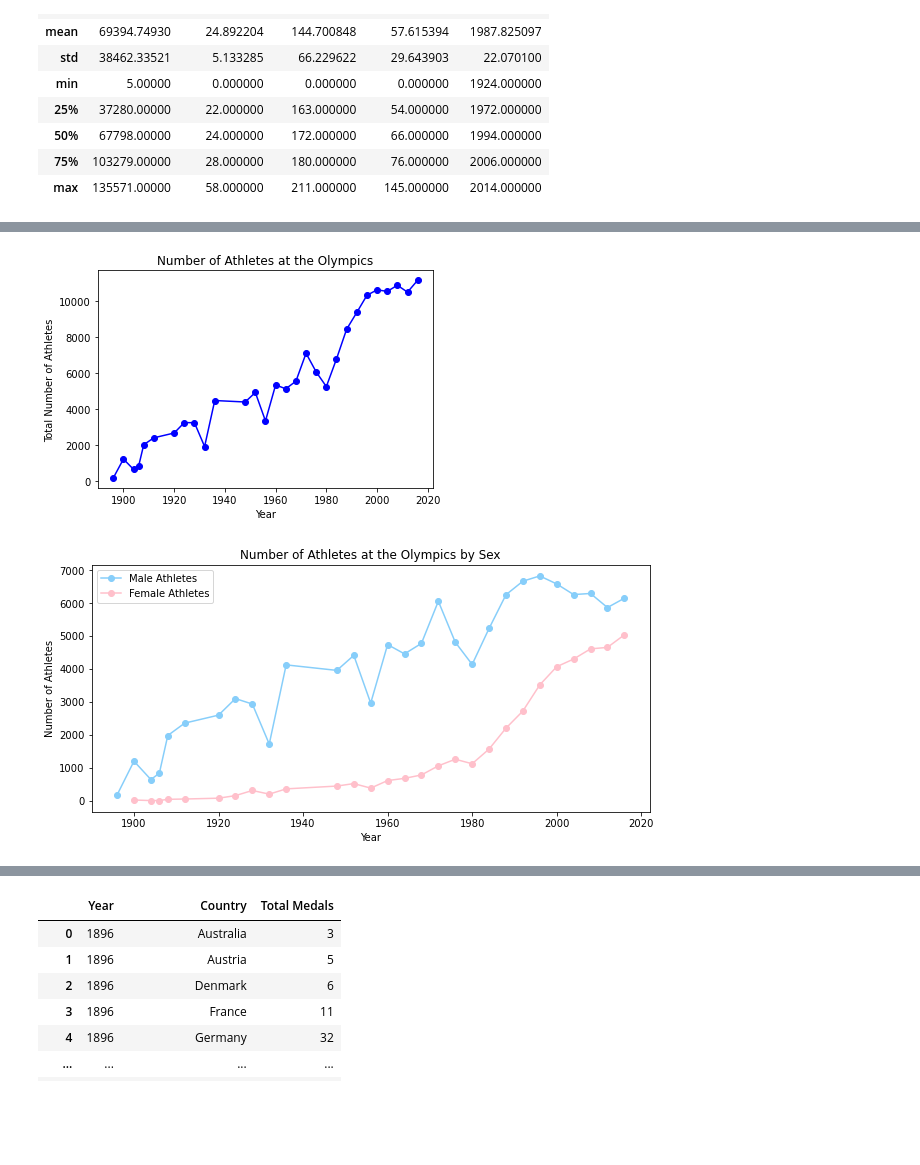
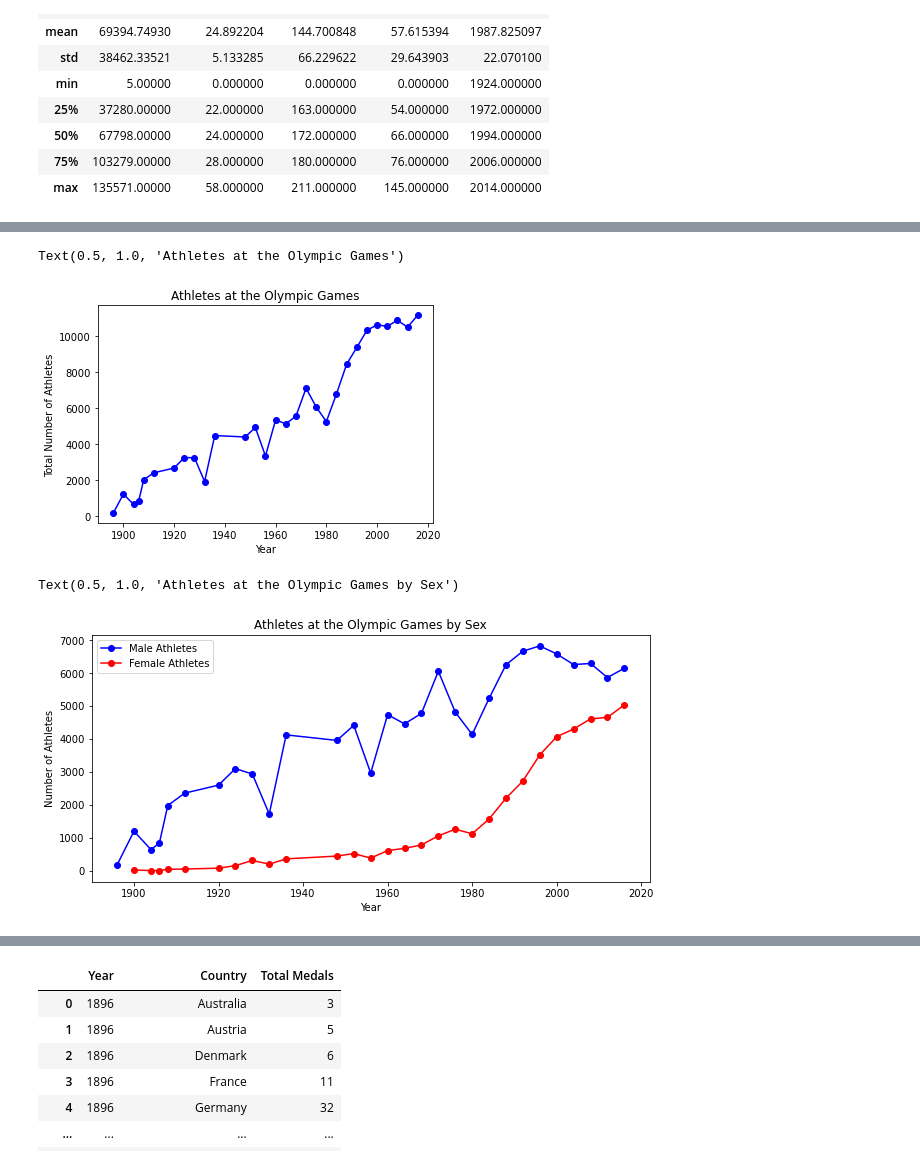
Before and after one commit to sissa81/project1, a Jupyter notebook: olympics.ipynb, the cells around one changed output, grey strips where cells are left out. Cells and saved outputs as stored; diff of their text form; code cells hidden in the pictures; blank space fills up the shorter version.

```diff
--- a/olympics.ipynb
+++ b/olympics.ipynb
@@ -301,20 +316,19 @@ plt.show()
 # %%
+plt.figure
 summerGames_df.groupby('Year')['ID'].nunique().plot(color='blue',marker='o')
 plt.ylabel("Total Number of Athletes")
-plt.title("Number of Athletes at the Olympics")
-plt.savefig("Images/total_athletes.png")
-plt.show()
+plt.title("Athletes at the Olympic Games")
 # %% [output]
+Text(0.5, 1.0, 'Athletes at the Olympic Games')
-[figure, old version]
+[figure, new version]
 # %%
 plt.figure(figsize=(10,10))
 plt.subplot(2,1,2)
-summerGames_df.loc[summerGames_df['Sex']=='M'].groupby('Year')['ID'].nunique().plot(color='lightskyblue',marker='o',label='Male Athletes')
-summerGames_df.loc[summerGames_df['Sex']=='F'].groupby('Year')['ID'].nunique().plot(color='pink',marker='o',label='Female Athletes')
+summerGames_df.loc[summerGames_df['Sex']=='M'].groupby('Year')['ID'].nunique().plot(color='b',marker='o',label='Male Athletes')
+summerGames_df.loc[summerGames_df['Sex']=='F'].groupby('Year')['ID'].nunique().plot(color='r',marker='o',label='Female Athletes')
 plt.ylabel("Number of Athletes")
 plt.legend(loc='upper left')
-plt.title("Number of Athletes at the Olympics by Sex")
-plt.savefig("Images/athletes_by_sex.png")
-plt.show()
+plt.title("Athletes at the Olympic Games by Sex")
 # %% [output]
+Text(0.5, 1.0, 'Athletes at the Olympic Games by Sex')
-[figure, old version]
+[figure, new version]
```
Also changed, not shown: parts of 9 cells of this notebook.
